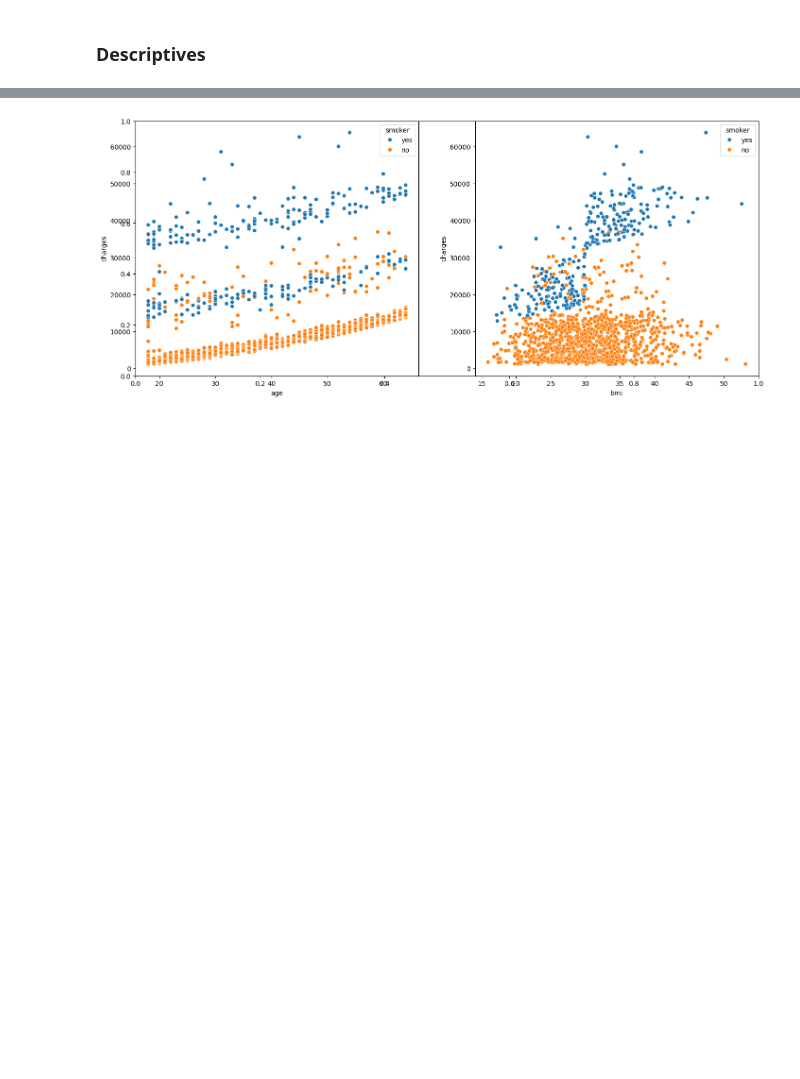
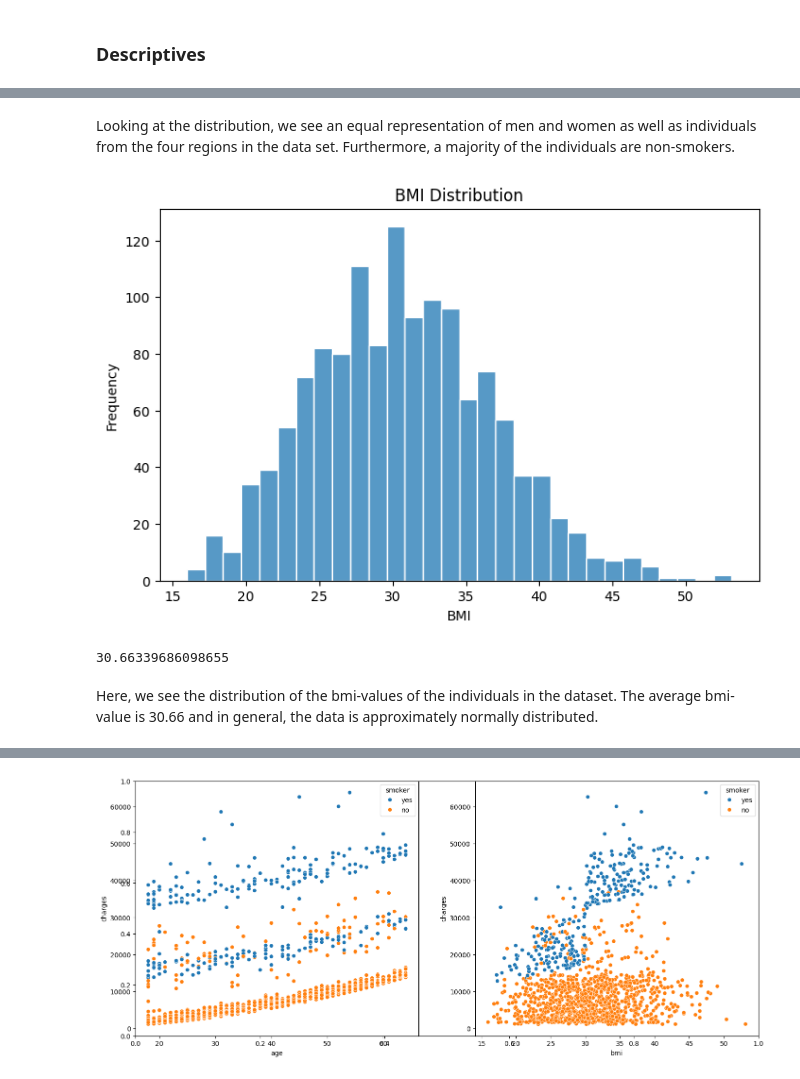
Before and after one commit to SaloWi/cas_mod4, a Jupyter notebook: M6_Project.ipynb, the cells around one changed output, grey strips where cells are left out. Cells and saved outputs as stored; diff of their text form; code cells hidden in the pictures; blank space fills up the shorter version.

```diff
--- a/M6_Project.ipynb
+++ b/M6_Project.ipynb
@@ -116,0 +119,14 @@ plt.show()
+# %% [markdown]
+Looking at the distribution, we see an equal representation of men and women as well as individuals from the four regions in the data set. Furthermore, a majority of the individuals are non-smokers.
+# %%
+plt.figure(figsize=(8, 5))
+sns.histplot(data['bmi'], bins=30, kde=False, edgecolor = "white")
+plt.xlabel("BMI")
+plt.ylabel("Frequency")
+plt.title("BMI Distribution")
+plt.show()
+# %% [output]
+[figure, added]
+30.66339686098655
+# %% [markdown]
+Here, we see the distribution of the bmi-values of the individuals in the dataset. The average bmi-value is 30.66 and in general, the data is approximately normally distributed.
```
Also changed, not shown: parts of 20 cells of this notebook.
